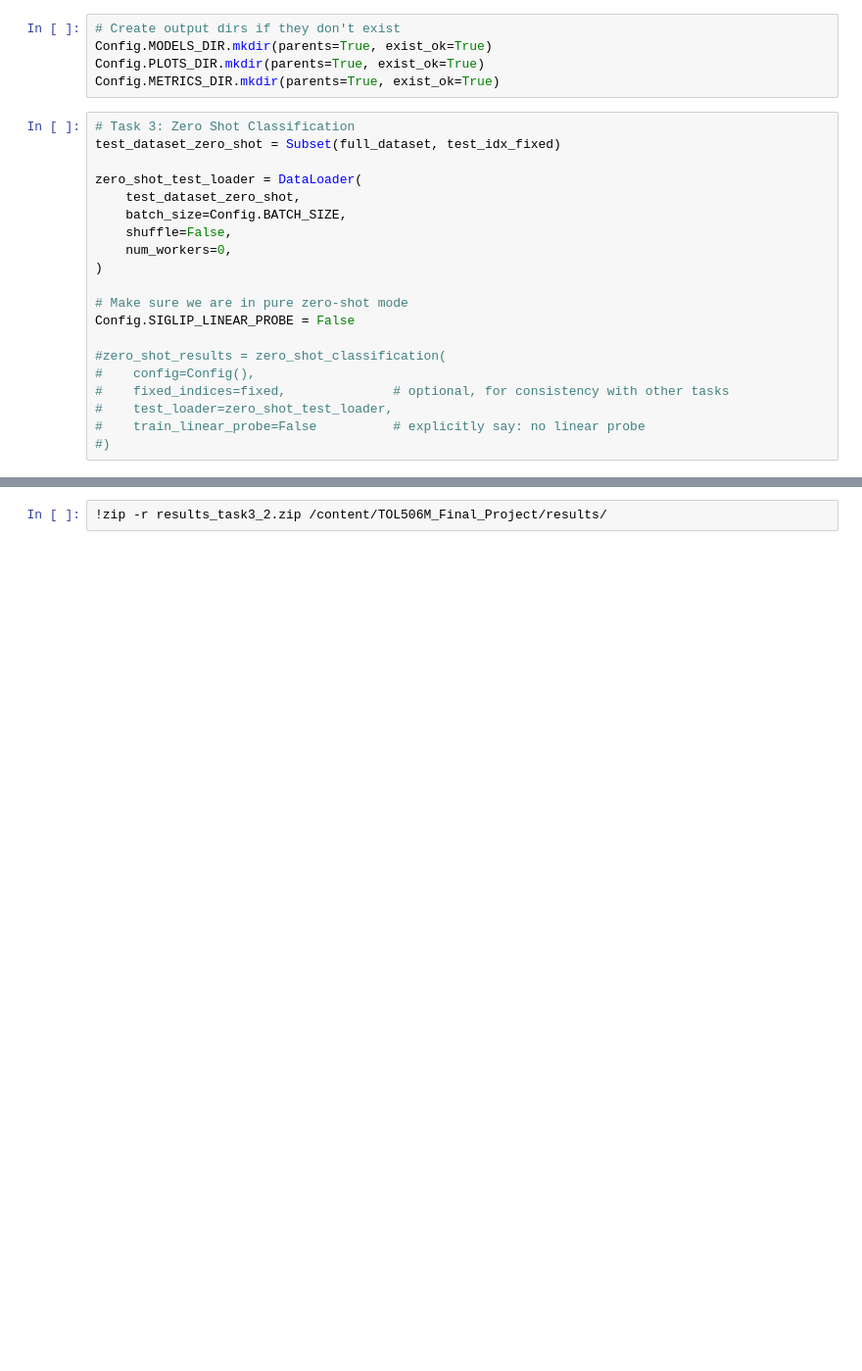
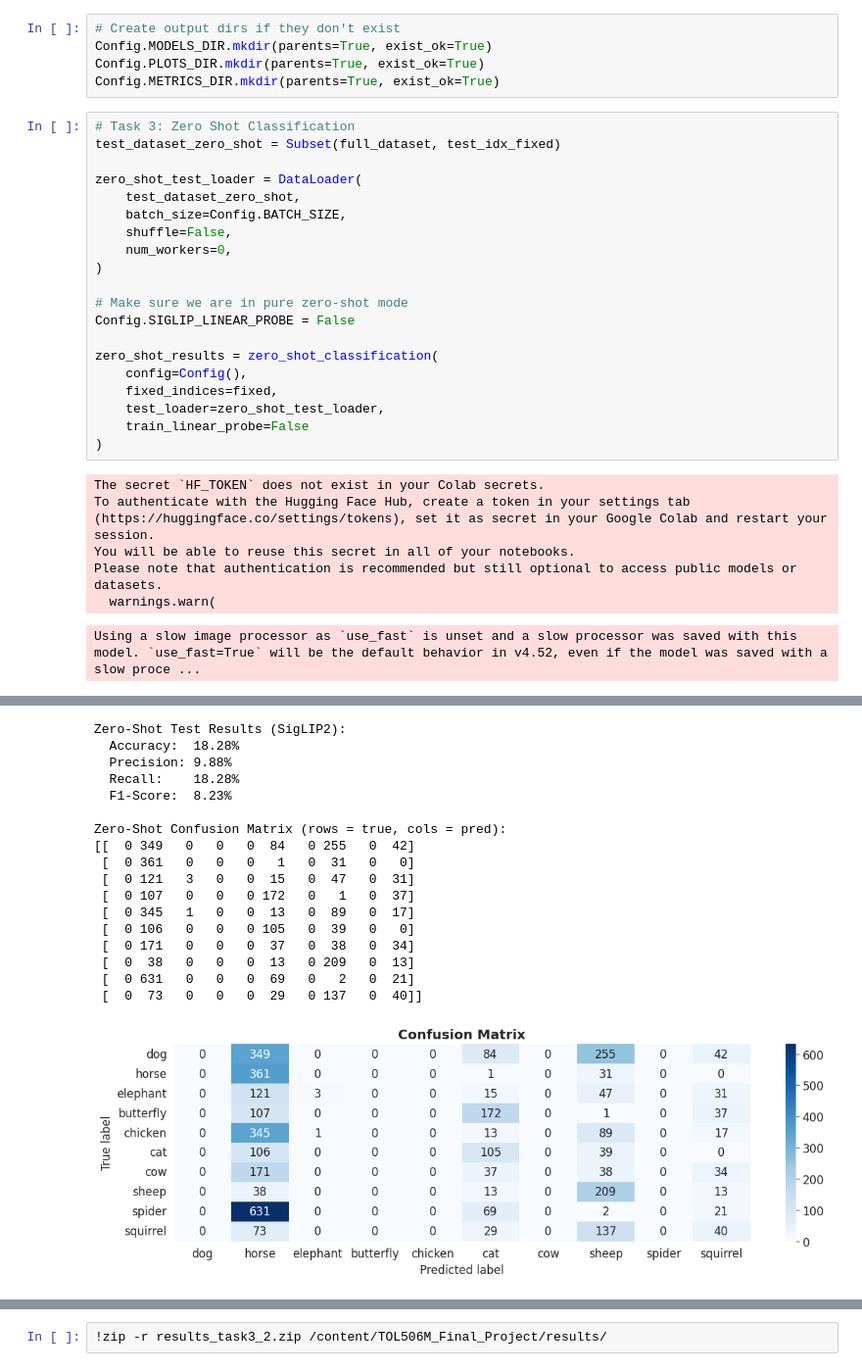
Before and after one commit to LuizaRamos/TOL506M_Final_Project, a Jupyter notebook: notebooks/03_task3_zeroshot_2.ipynb, the cells around one changed output, grey strips where cells are left out. Shown: that part at 98% size. Cells and saved outputs as stored; diff of their text form; blank space fills up the shorter version.

```diff
--- a/notebooks/03_task3_zeroshot_2.ipynb
+++ b/notebooks/03_task3_zeroshot_2.ipynb
@@ -167,9 +167,16 @@ zero_shot_test_loader = DataLoader(
 # Make sure we are in pure zero-shot mode
 Config.SIGLIP_LINEAR_PROBE = False
 
-#zero_shot_results = zero_shot_classification(
-#    config=Config(),
-#    fixed_indices=fixed,              # optional, for consistency with other tasks
-#    test_loader=zero_shot_test_loader,
-#    train_linear_probe=False          # explicitly say: no linear probe
-#)
+zero_shot_results = zero_shot_classification(
+    config=Config(),
+    fixed_indices=fixed,
+    test_loader=zero_shot_test_loader,
+    train_linear_probe=False
+)
+# %% [output]
+The secret `HF_TOKEN` does not exist in your Colab secrets.
+To authenticate with the Hugging Face Hub, create a token in your settings tab (https://huggingface.co/settings/tokens), set it as secret in your Google Colab and restart your session.
+You will be able to reuse this secret in all of your notebooks.
+Please note that authentication is recommended but still optional to access public models or datasets.
+  warnings.warn(
+Using a slow image processor as `use_fast` is unset and a slow processor was saved with this model. `use_fast=True` will be the default behavior in v4.52, even if the model was saved with a slow proce ...
@@ -176,3 +196,21 @@ Config.SIGLIP_LINEAR_PROBE = False
+Zero-Shot Test Results (SigLIP2):
+  Accuracy:  18.28%
+  Precision: 9.88%
+  Recall:    18.28%
+  F1-Score:  8.23%
+
+Zero-Shot Confusion Matrix (rows = true, cols = pred):
+[[  0 349   0   0   0  84   0 255   0  42]
+ [  0 361   0   0   0   1   0  31   0   0]
+ [  0 121   3   0   0  15   0  47   0  31]
+ [  0 107   0   0   0 172   0   1   0  37]
+ [  0 345   1   0   0  13   0  89   0  17]
+ [  0 106   0   0   0 105   0  39   0   0]
+ [  0 171   0   0   0  37   0  38   0  34]
+ [  0  38   0   0   0  13   0 209   0  13]
+ [  0 631   0   0   0  69   0   2   0  21]
+ [  0  73   0   0   0  29   0 137   0  40]]
+[figure, added]
 # %%
 train_dataset_zero_shot = Subset(full_dataset, train_idx_base)
 val_dataset_zero_shot = Subset(full_dataset, val_idx_fixed)
```
Also changed, not shown: parts of 2 cells of this notebook.
